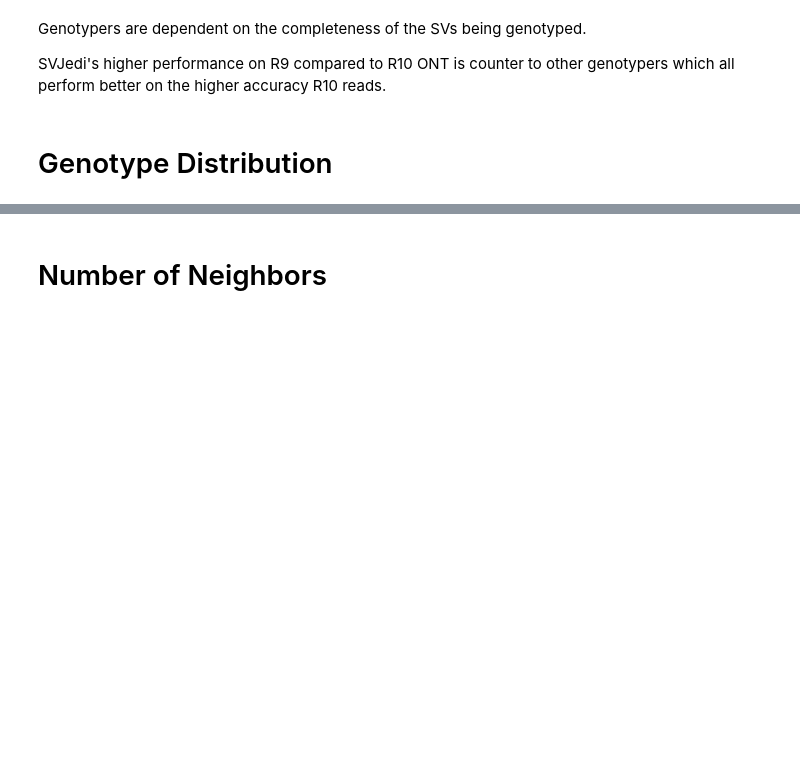
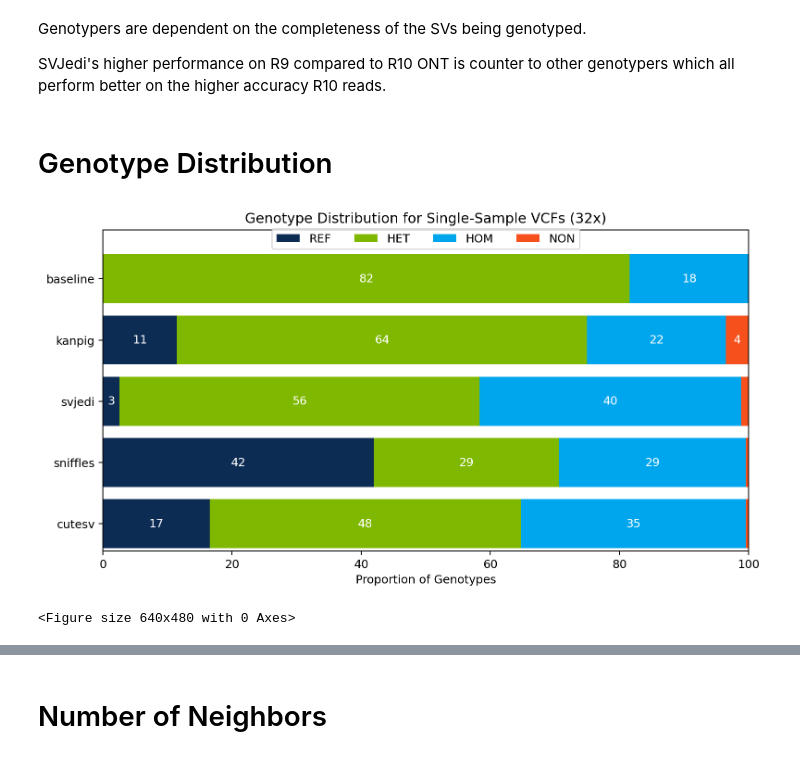
Before and after one commit to fabio-cunial/kanpig_experiments, a Jupyter notebook: manuscript/analysis/TS_Analysis.ipynb, the cells around one changed output, grey strips where cells are left out. Drawn from its saved outputs; the diff is of its cells as text; code cells hidden in the pictures; blank space fills up the shorter version.

```diff
--- a/manuscript/analysis/TS_Analysis.ipynb
+++ b/manuscript/analysis/TS_Analysis.ipynb
@@ -296,36 +328,41 @@ for key, counts in m_data.items():
         y_super.append(key[1])
 
 # Plotting
-fig, ax = plt.subplots(figsize=(10, 5))
+fig, ax = plt.subplots(figsize=(10, 5), dpi=180)
 bar_width = .6
 y_positions = []
 
 # Define colors for each category
 colors = ['#0D2C54', '#7FB800', '#00A6ED', '#F6511D']
 categories = ['REF', 'HET', 'HOM', 'NON']
 
 # Plot each test and observation
 y_pos = -.75
 for i, ((test, observation), counts) in enumerate(normalized_data.items()):
     y_pos += .75
     y_positions.append(y_pos)
     left = 0
     for j, (count, color, category) in enumerate(zip(counts, colors, categories)):
         ax.barh(y_pos, count, left=left, color=color, height=bar_width, label=category if y_pos == 0 else "")
         if count > 1.5:  # Only add text if the percentage is greater than 5
             ax.text(left + count / 2, y_pos, f'{count:.0f}', va='center', ha='center', color='white')
         left += count
 
 # Adding labels and title
 ax.set_yticks(y_positions)
 ax.set_yticklabels(y_labels)
 ax.set_ylim((-.33, max(y_positions) + .6))
 ax.set_xlabel('Proportion of Genotypes')
 ax.set_title('Genotype Distribution for Single-Sample VCFs (32x)')
 
 # Adjusting the legend
 handles, labels = ax.get_legend_handles_labels()
 ax.legend(handles[:len(categories)], labels[:len(categories)],
           loc="upper center", bbox_to_anchor=(0.5, 1.021), ncol=len(categories))
 #sb.despine(fig)
 plt.show()
+plt.rcParams['pdf.fonttype'] = 42
+plt.savefig("Figure1_bottomright.pdf", format='pdf', bbox_inches='tight')
+# %% [output]
+[figure, added]
+<Figure size 640x480 with 0 Axes>
```
Also changed, not shown: parts of 22 cells of this notebook, 4 other files.
